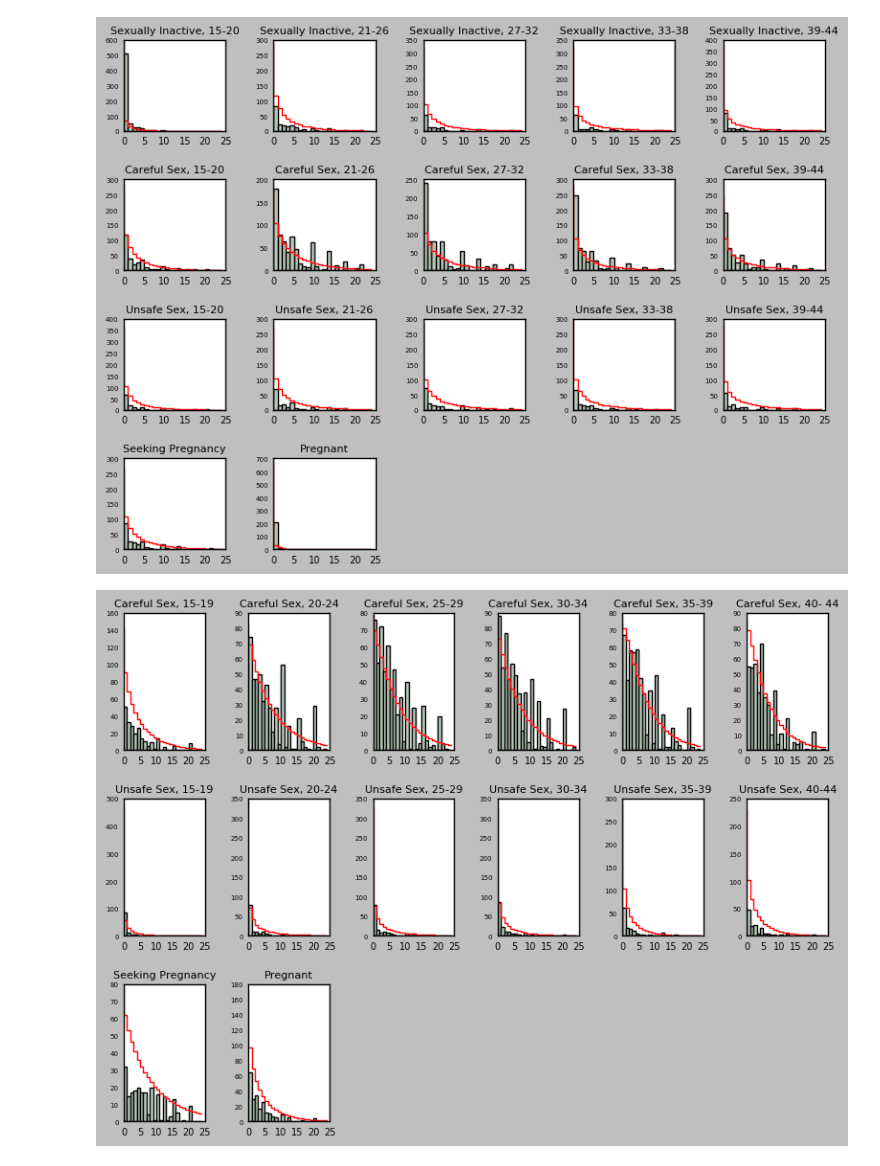
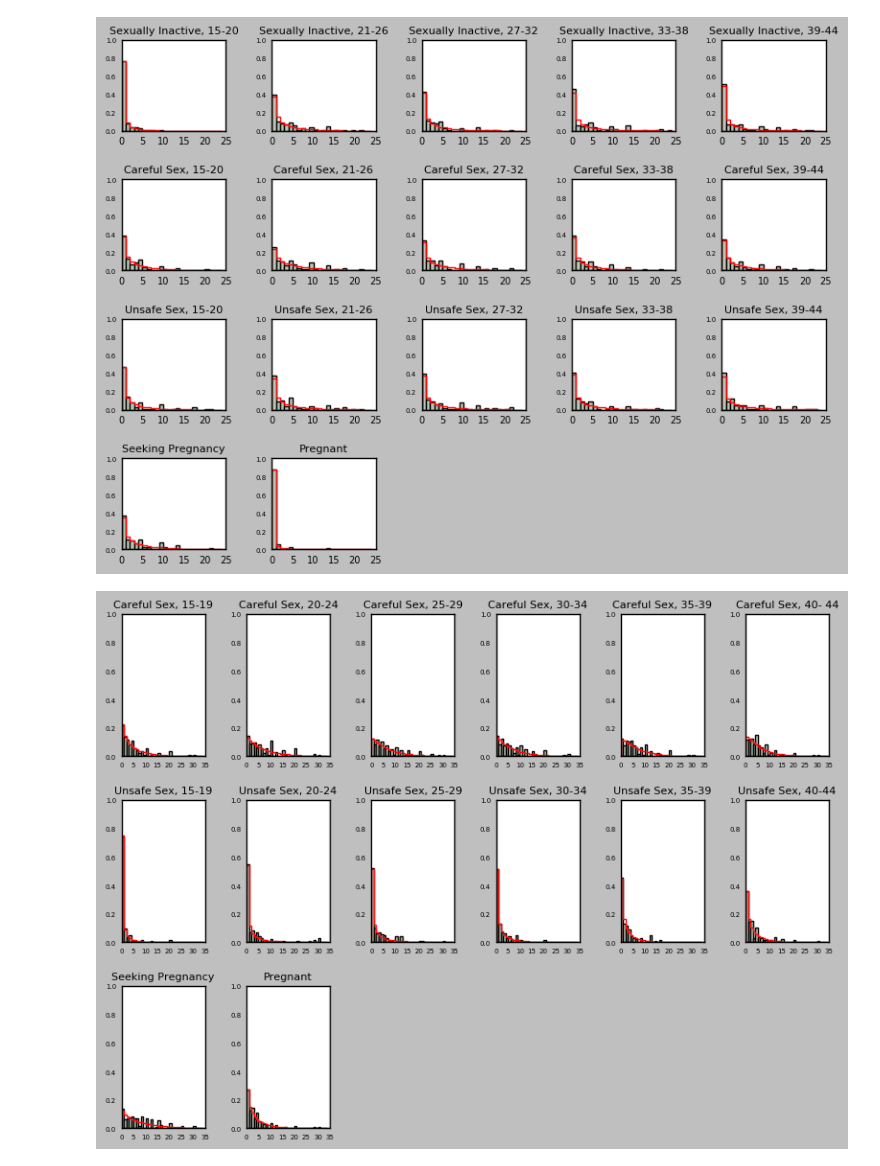
Before and after one commit to rezayas/SimulationDataVisualization, a Jupyter notebook: 16. Safe Sex Histograms/16. Safe Sex Histograms.ipynb, the cells around one changed output. Drawn from its saved outputs; the diff is of its cells as text; code cells hidden in the pictures.

```diff
--- a/16. Safe Sex Histograms/16. Safe Sex Histograms.ipynb
+++ b/16. Safe Sex Histograms/16. Safe Sex Histograms.ipynb
@@ -20,45 +20,47 @@ for i in range(0, len(drinking.columns), 5): # For-loop for creating subplots gr
         if (i + j < 17):
             ax = plt.subplot2grid((4,5), (i/4,j)) # Create subplot
             ax.tick_params(length=0) # Remove tick marks
-            plt.hist(drinking.iloc[2:, i + j].dropna(), bins=range(0,25,1), color = '#b9c9b9')
+            plt.hist(drinking.iloc[2:, i + j].dropna(), bins=range(25), color = '#b9c9b9', normed = True)
             poisson = []
             alpha, beta = list(drinking.iloc[0:2, i + j].dropna()) # Get alpha and beta values from table
             for x in range(25): # Create poisson distrubtion
                 term1 = math.gamma(x+alpha)/math.gamma(alpha)/math.factorial(x)
                 term2 = math.pow(beta, x)/math.pow(1+beta, alpha + x)
                 poisson.append(term1 * term2)
-            poisson = np.asarray(poisson) * len(drinking) # Get expected values for poisson distribution
-            plt.plot(range(25),poisson, color = 'red', ls = 'steps') # Plot poisson distribution
-            plt.xlim(0,25)
+            poisson = [0] + poisson # Append extra data point to shift overlay to the right
+            plt.plot(range(26), poisson, color = 'red', ls = 'steps') # Plot poisson distribution
+            plt.xlim(0, 25)
+            plt.ylim(0,1)
             plt.xticks(fontsize = 7)
             plt.yticks(fontsize = 5)
             plt.title(list(drinking)[i + j], size = 8)
 plt.tight_layout() # Ensure tight layout so legend/labels are not cut off
 plt.savefig('drinking.pdf')
 # %% [output]
-[figure, old version]
+[figure, new version]
 # %%
 # Plot 'sexual' histograms; modified code from above ===============================================================
 fig = plt.figure() # add plot figure
 for i in range(0, len(sexual.columns), 6):
     for j in range(6):
         if (i + j < 14):
             ax = plt.subplot2grid((3,6), (i/6,j))
             ax.tick_params(length=0)
-            plt.hist(sexual.iloc[2:, i + j].dropna(), bins=range(0,25,1), color = '#b9c9b9')
+            plt.hist(sexual.iloc[2:, i + j].dropna(), bins=range(0,35,1), color = '#b9c9b9', normed = True)
             poisson = []
             alpha, beta = list(sexual.iloc[0:2, i + j].dropna())
-            for x in range(25):
+            for x in range(35):
                 term1 = math.gamma(x+alpha)/math.gamma(alpha)/math.factorial(x)
                 term2 = math.pow(beta, x)/math.pow(1+beta, alpha + x)
                 poisson.append(term1 * term2)
-            poisson = np.asarray(poisson) * len(sexual)
-            plt.plot(range(25),poisson, color = 'red', ls = 'steps')
-            plt.xlim(0,25)
-            plt.xticks(fontsize = 7)
+            poisson = [0] + poisson
+            plt.plot(range(36),poisson, color = 'red', ls = 'steps')
+            plt.xlim(0,35)
+            plt.ylim(0,1)
+            plt.xticks(fontsize = 5)
             plt.yticks(fontsize = 5)
             plt.title(list(sexual)[i + j], size = 8)
 plt.tight_layout()
 plt.savefig('sexual.pdf')
 # %% [output]
-[figure, old version]
+[figure, new version]
```
Also changed, not shown: 3 other files.
